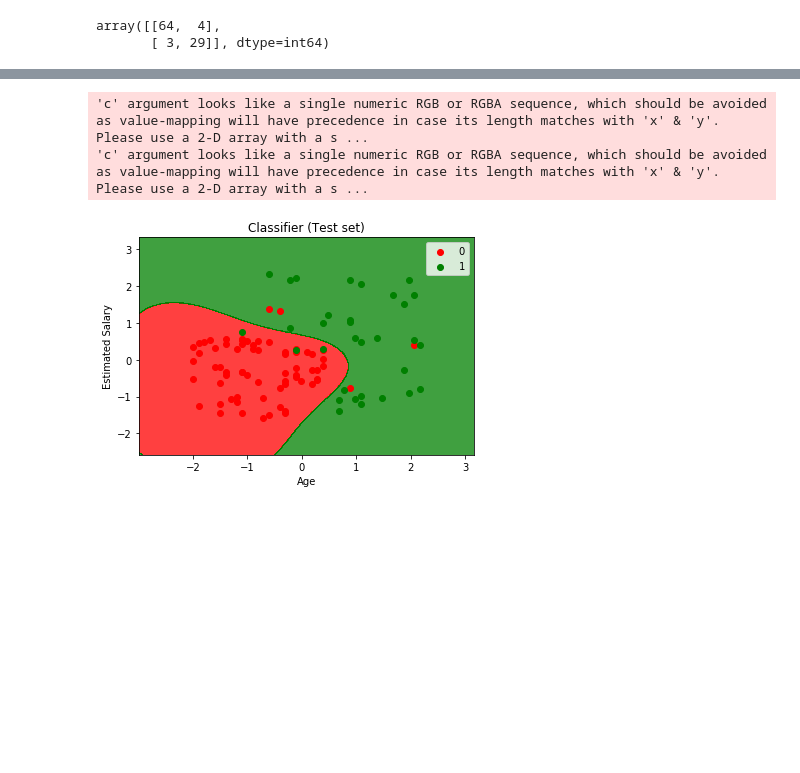
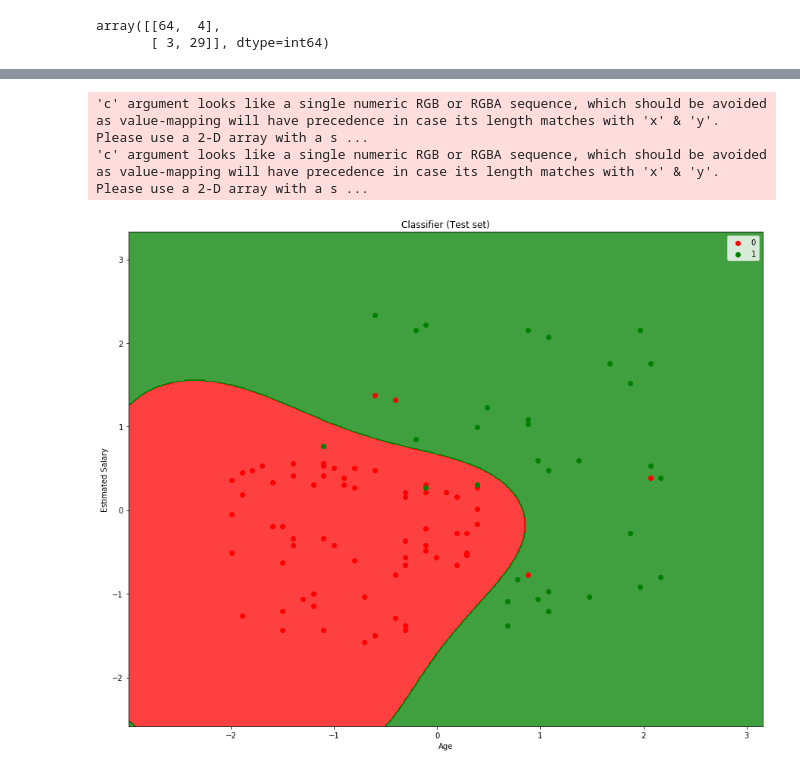
Before and after one commit to krsamir/Machine-Learning, a Jupyter notebook: 03. Classification/04. Kernel SVM/Kernel Support Vector Machine.ipynb, the cells around one changed output, grey strips where cells are left out. Drawn from its saved outputs; the diff is of its cells as text; code cells hidden in the pictures; blank space fills up the shorter version.

```diff
--- a/03. Classification/04. Kernel SVM/Kernel Support Vector Machine.ipynb
+++ b/03. Classification/04. Kernel SVM/Kernel Support Vector Machine.ipynb
@@ -65,23 +66,23 @@ plt.show()
 # %%
-
 # Visualising the Test set results
+plt.figure(figsize=(15, 12))
 from matplotlib.colors import ListedColormap
 X_set, y_set = X_test, y_test
 X1, X2 = np.meshgrid(np.arange(start = X_set[:, 0].min() - 1, stop = X_set[:, 0].max() + 1, step = 0.01),
                      np.arange(start = X_set[:, 1].min() - 1, stop = X_set[:, 1].max() + 1, step = 0.01))
 plt.contourf(X1, X2, classifier.predict(np.array([X1.ravel(), X2.ravel()]).T).reshape(X1.shape),
              alpha = 0.75, cmap = ListedColormap(('red', 'green')))
 plt.xlim(X1.min(), X1.max())
 plt.ylim(X2.min(), X2.max())
 for i, j in enumerate(np.unique(y_set)):
     plt.scatter(X_set[y_set == j, 0], X_set[y_set == j, 1],
                 c = ListedColormap(('red', 'green'))(i), label = j)
 plt.title('Classifier (Test set)')
 plt.xlabel('Age')
 plt.ylabel('Estimated Salary')
 plt.legend()
 plt.show()
 # %% [output]
 'c' argument looks like a single numeric RGB or RGBA sequence, which should be avoided as value-mapping will have precedence in case its length matches with 'x' & 'y'.  Please use a 2-D array with a s ...
 'c' argument looks like a single numeric RGB or RGBA sequence, which should be avoided as value-mapping will have precedence in case its length matches with 'x' & 'y'.  Please use a 2-D array with a s ...
-[figure, old version]
+[figure, new version]
```
Also changed, not shown: parts of 1 cell of this notebook.
